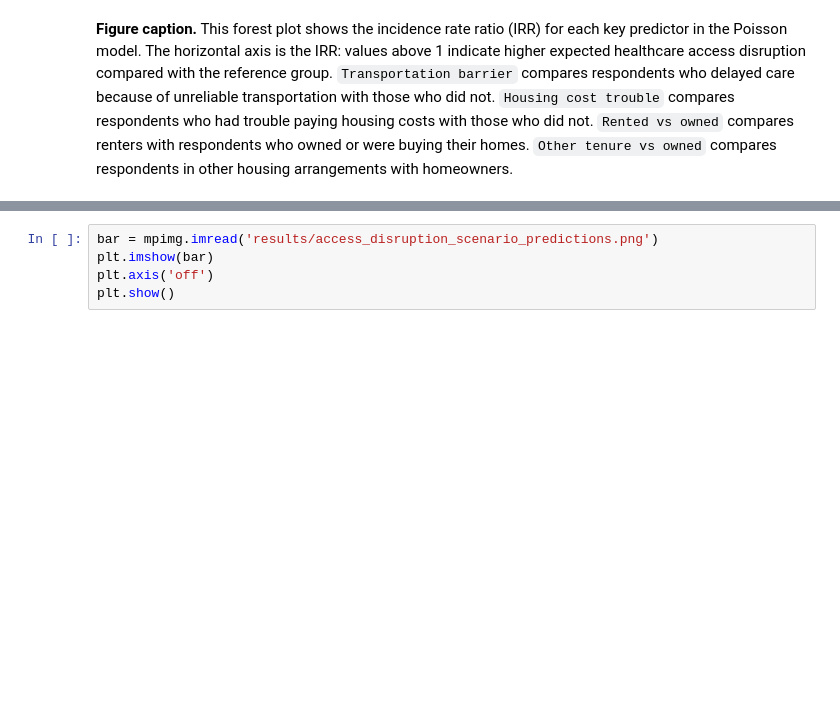
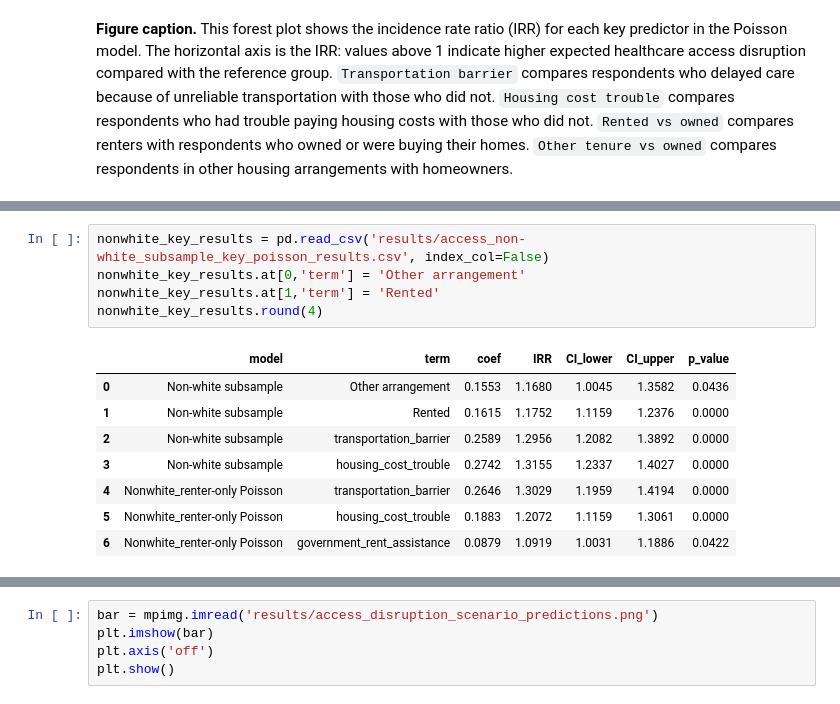
Before and after one commit to COGS108/Group-SP26-079, a Jupyter notebook: 03-FinalProject.ipynb, the cells around one changed output, grey strips where cells are left out. Cells and saved outputs as stored; diff of their text form; blank space fills up the shorter version.

```diff
--- a/03-FinalProject.ipynb
+++ b/03-FinalProject.ipynb
@@ -215,0 +257,14 @@ plt.show()
+# %%
+nonwhite_key_results = pd.read_csv('results/access_non-white_subsample_key_poisson_results.csv', index_col=False)
+nonwhite_key_results.at[0,'term'] = 'Other arrangement'
+nonwhite_key_results.at[1,'term'] = 'Rented'
+nonwhite_key_results.round(4)
+# %% [output]
+|  | model | term | coef | IRR | CI_lower | CI_upper | p_value |
+| 0 | Non-white subsample | Other arrangement | 0.1553 | 1.1680 | 1.0045 | 1.3582 | 0.0436 |
+| 1 | Non-white subsample | Rented | 0.1615 | 1.1752 | 1.1159 | 1.2376 | 0.0000 |
+| 2 | Non-white subsample | transportation_barrier | 0.2589 | 1.2956 | 1.2082 | 1.3892 | 0.0000 |
+| 3 | Non-white subsample | housing_cost_trouble | 0.2742 | 1.3155 | 1.2337 | 1.4027 | 0.0000 |
+| 4 | Nonwhite_renter-only Poisson | transportation_barrier | 0.2646 | 1.3029 | 1.1959 | 1.4194 | 0.0000 |
+| 5 | Nonwhite_renter-only Poisson | housing_cost_trouble | 0.1883 | 1.2072 | 1.1159 | 1.3061 | 0.0000 |
+| 6 | Nonwhite_renter-only Poisson | government_rent_assistance | 0.0879 | 1.0919 | 1.0031 | 1.1886 | 0.0422 |
```
Also changed, not shown: parts of 51 cells of this notebook, 8 other files.
